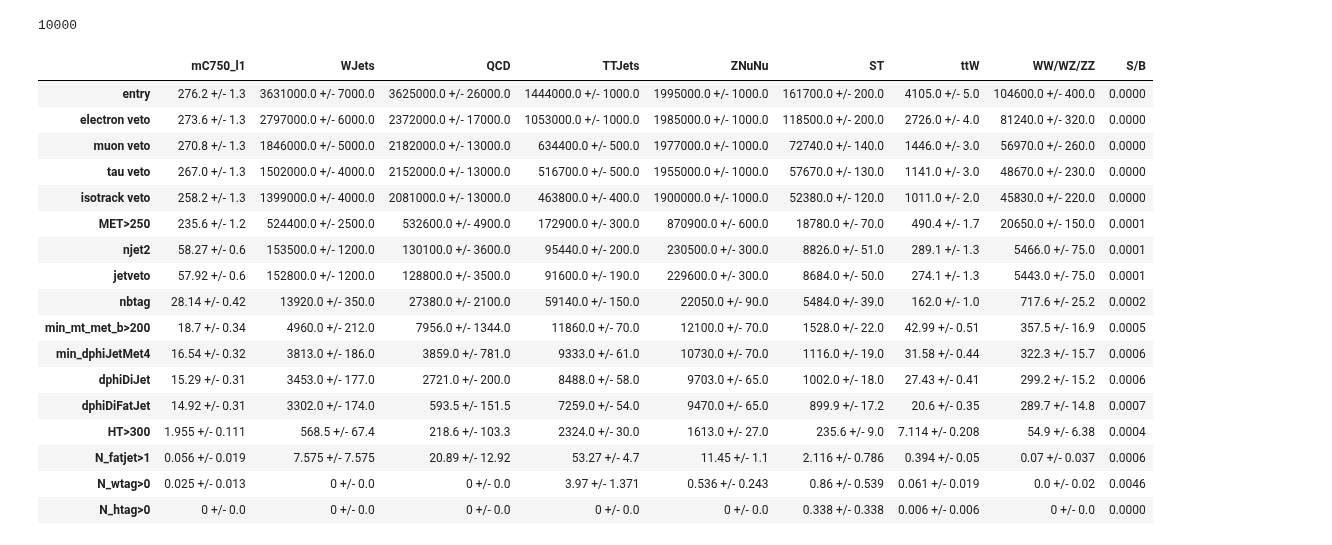
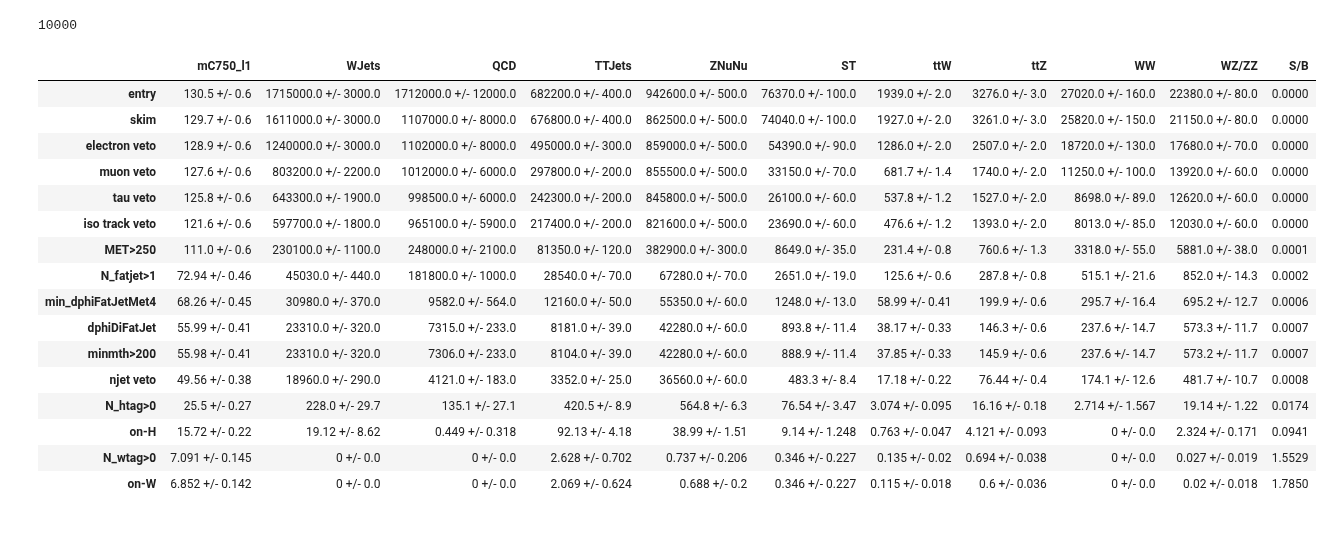
Before and after one commit to mirandabryson/tW_scattering, a Jupyter notebook: processor/daniels_cutflow.ipynb, the cells around one changed output. Cells and saved outputs as stored; diff of their text form; code cells hidden in the pictures.

```diff
--- a/processor/daniels_cutflow.ipynb
+++ b/processor/daniels_cutflow.ipynb
@@ -425,8 +493,8 @@ fileset_WH   = {'mC750_l1': glob.glob('/hadoop/cms/store/user/ksalyer/allHadTest
                 'ST': glob.glob('/hadoop/cms/store/user/ksalyer/allHadTest/'+tag+'/ST*/*.root'),
                 'ttW': glob.glob('/hadoop/cms/store/user/ksalyer/allHadTest/'+tag+'/ttWJets*/*.root'),
                 'ttZ': glob.glob('/hadoop/cms/store/user/ksalyer/allHadTest/'+tag+'/ttZJets*/*.root'),
-                'WW/WZ/ZZ': glob.glob('/hadoop/cms/store/user/ksalyer/allHadTest/'+tag+'/WW*/*.root')
-                    +glob.glob('/hadoop/cms/store/user/ksalyer/allHadTest/'+tag+'/WZ*/*.root')
+                'WW': glob.glob('/hadoop/cms/store/user/ksalyer/allHadTest/'+tag+'/WW*/*.root'),
+                'WZ/ZZ': glob.glob('/hadoop/cms/store/user/ksalyer/allHadTest/'+tag+'/WZ*/*.root')
                     +glob.glob('/hadoop/cms/store/user/ksalyer/allHadTest/'+tag+'/ZZTo2L2Nu*/*.root')
                     +glob.glob('/hadoop/cms/store/user/ksalyer/allHadTest/'+tag+'/ZZTo2Q2Nu*/*.root')
                 }
@@ -492,34 +560,35 @@ else:
 # %%
 # Cutflow
 from Tools.helpers import getCutFlowTable
 
-processes = ['mC750_l1', 'WJets', 'QCD', 'TTJets', 'ZNuNu', 'ST', 'ttW', 'WW/WZ/ZZ']
+processes = ['mC750_l1', 'WJets', 'QCD', 'TTJets', 'ZNuNu', 'ST', 'ttW', 'ttZ', 'WW', 'WZ/ZZ']
 #processes = ['mC750_l1', 'LL', 'QCD', 'ZNuNu']
 lines     = ['entry']
-lines    += [ 'electron veto', 'muon veto', 'tau veto', 'isotrack veto', 'MET>250','njet2', 'jetveto', 'nbtag', 'min_mt_met_b>200', 'min_dphiJetMet4', 'dphiDiJet', 'dphiDiFatJet',  'HT>300', 'N_fatjet>1', 'N_wtag>0', 'N_htag>0']
+#lines    += [ 'electron veto', 'muon veto', 'tau veto', 'isotrack veto', 'MET>250','njet2', 'jetveto', 'nbtag', 'min_mt_met_b>200', 'min_dphiJetMet4', 'dphiDiJet', 'dphiDiFatJet',  'HT>300', 'N_fatjet>1', 'N_wtag>0', 'N_htag>0']
+#lines    += ['skim', 'electron veto', 'muon veto', 'tau veto', 'iso track veto',  'MET>250', 'N_fatjet>1', 'min_dphiFatJetMet4', 'dphiDiFatJet', 'N_htag>0', 'N_wtag>0', 'minmth>200', 'on-H', 'on-W', 'njet veto',  'MET>400', 'no AK4']
+lines    += ['skim', 'electron veto', 'muon veto', 'tau veto', 'iso track veto',  'MET>250', 'N_fatjet>1', 'min_dphiFatJetMet4', 'dphiDiFatJet', 'minmth>200', 'njet veto', 'N_htag>0', 'on-H', 'N_wtag>0', 'on-W']
 #lines     = ['entry']
 #lines     = ['skim', 'electron veto', 'muon veto', 'tau veto', 'iso track veto', 'MET>250', 'N_fatjet>1', 'min_dphiFatJetMet4', 'dphiDiFatJet', 'N_htag>0', 'N_wtag>0', 'minmth>200', 'on-H', 'on-W', 'njet veto', 'MET>400', 'no AK4']
 df        = getCutFlowTable(output, processes=processes, lines=lines, significantFigures=4, signal='mC750_l1')
 df
 # %% [output]
-|  | mC750_l1 | WJets | QCD | TTJets | ZNuNu | ST | ttW | WW/WZ/ZZ | S/B |
-| entry | 276.2 +/- 1.3 | 3631000.0 +/- 7000.0 | 3625000.0 +/- 26000.0 | 1444000.0 +/- 1000.0 | 1995000.0 +/- 1000.0 | 161700.0 +/- 200.0 | 4105.0 +/- 5.0 | 104600.0 +/- 400.0 | 0.0000 |
-| electron veto | 273.6 +/- 1.3 | 2797000.0 +/- 6000.0 | 2372000.0 +/- 17000.0 | 1053000.0 +/- 1000.0 | 1985000.0 +/- 1000.0 | 118500.0 +/- 200.0 | 2726.0 +/- 4.0 | 81240.0 +/- 320.0 | 0.0000 |
-| muon veto | 270.8 +/- 1.3 | 1846000.0 +/- 5000.0 | 2182000.0 +/- 13000.0 | 634400.0 +/- 500.0 | 1977000.0 +/- 1000.0 | 72740.0 +/- 140.0 | 1446.0 +/- 3.0 | 56970.0 +/- 260.0 | 0.0000 |
-| tau veto | 267.0 +/- 1.3 | 1502000.0 +/- 4000.0 | 2152000.0 +/- 13000.0 | 516700.0 +/- 500.0 | 1955000.0 +/- 1000.0 | 57670.0 +/- 130.0 | 1141.0 +/- 3.0 | 48670.0 +/- 230.0 | 0.0000 |
-| isotrack veto | 258.2 +/- 1.3 | 1399000.0 +/- 4000.0 | 2081000.0 +/- 13000.0 | 463800.0 +/- 400.0 | 1900000.0 +/- 1000.0 | 52380.0 +/- 120.0 | 1011.0 +/- 2.0 | 45830.0 +/- 220.0 | 0.0000 |
-| MET>250 | 235.6 +/- 1.2 | 524400.0 +/- 2500.0 | 532600.0 +/- 4900.0 | 172900.0 +/- 300.0 | 870900.0 +/- 600.0 | 18780.0 +/- 70.0 | 490.4 +/- 1.7 | 20650.0 +/- 150.0 | 0.0001 |
-| njet2 | 58.27 +/- 0.6 | 153500.0 +/- 1200.0 | 130100.0 +/- 3600.0 | 95440.0 +/- 200.0 | 230500.0 +/- 300.0 | 8826.0 +/- 51.0 | 289.1 +/- 1.3 | 5466.0 +/- 75.0 | 0.0001 |
-| jetveto | 57.92 +/- 0.6 | 152800.0 +/- 1200.0 | 128800.0 +/- 3500.0 | 91600.0 +/- 190.0 | 229600.0 +/- 300.0 | 8684.0 +/- 50.0 | 274.1 +/- 1.3 | 5443.0 +/- 75.0 | 0.0001 |
-| nbtag | 28.14 +/- 0.42 | 13920.0 +/- 350.0 | 27380.0 +/- 2100.0 | 59140.0 +/- 150.0 | 22050.0 +/- 90.0 | 5484.0 +/- 39.0 | 162.0 +/- 1.0 | 717.6 +/- 25.2 | 0.0002 |
-| min_mt_met_b>200 | 18.7 +/- 0.34 | 4960.0 +/- 212.0 | 7956.0 +/- 1344.0 | 11860.0 +/- 70.0 | 12100.0 +/- 70.0 | 1528.0 +/- 22.0 | 42.99 +/- 0.51 | 357.5 +/- 16.9 | 0.0005 |
-| min_dphiJetMet4 | 16.54 +/- 0.32 | 3813.0 +/- 186.0 | 3859.0 +/- 781.0 | 9333.0 +/- 61.0 | 10730.0 +/- 70.0 | 1116.0 +/- 19.0 | 31.58 +/- 0.44 | 322.3 +/- 15.7 | 0.0006 |
-| dphiDiJet | 15.29 +/- 0.31 | 3453.0 +/- 177.0 | 2721.0 +/- 200.0 | 8488.0 +/- 58.0 | 9703.0 +/- 65.0 | 1002.0 +/- 18.0 | 27.43 +/- 0.41 | 299.2 +/- 15.2 | 0.0006 |
-| dphiDiFatJet | 14.92 +/- 0.31 | 3302.0 +/- 174.0 | 593.5 +/- 151.5 | 7259.0 +/- 54.0 | 9470.0 +/- 65.0 | 899.9 +/- 17.2 | 20.6 +/- 0.35 | 289.7 +/- 14.8 | 0.0007 |
-| HT>300 | 1.955 +/- 0.111 | 568.5 +/- 67.4 | 218.6 +/- 103.3 | 2324.0 +/- 30.0 | 1613.0 +/- 27.0 | 235.6 +/- 9.0 | 7.114 +/- 0.208 | 54.9 +/- 6.38 | 0.0004 |
-| N_fatjet>1 | 0.056 +/- 0.019 | 7.575 +/- 7.575 | 20.89 +/- 12.92 | 53.27 +/- 4.7 | 11.45 +/- 1.1 | 2.116 +/- 0.786 | 0.394 +/- 0.05 | 0.07 +/- 0.037 | 0.0006 |
-| N_wtag>0 | 0.025 +/- 0.013 | 0 +/- 0.0 | 0 +/- 0.0 | 3.97 +/- 1.371 | 0.536 +/- 0.243 | 0.86 +/- 0.539 | 0.061 +/- 0.019 | 0.0 +/- 0.02 | 0.0046 |
-| N_htag>0 | 0 +/- 0.0 | 0 +/- 0.0 | 0 +/- 0.0 | 0 +/- 0.0 | 0 +/- 0.0 | 0.338 +/- 0.338 | 0.006 +/- 0.006 | 0 +/- 0.0 | 0.0000 |
+|  | mC750_l1 | WJets | QCD | TTJets | ZNuNu | ST | ttW | ttZ | WW | WZ/ZZ | S/B |
+| entry | 130.5 +/- 0.6 | 1715000.0 +/- 3000.0 | 1712000.0 +/- 12000.0 | 682200.0 +/- 400.0 | 942600.0 +/- 500.0 | 76370.0 +/- 100.0 | 1939.0 +/- 2.0 | 3276.0 +/- 3.0 | 27020.0 +/- 160.0 | 22380.0 +/- 80.0 | 0.0000 |
+| skim | 129.7 +/- 0.6 | 1611000.0 +/- 3000.0 | 1107000.0 +/- 8000.0 | 676800.0 +/- 400.0 | 862500.0 +/- 500.0 | 74040.0 +/- 100.0 | 1927.0 +/- 2.0 | 3261.0 +/- 3.0 | 25820.0 +/- 150.0 | 21150.0 +/- 80.0 | 0.0000 |
+| electron veto | 128.9 +/- 0.6 | 1240000.0 +/- 3000.0 | 1102000.0 +/- 8000.0 | 495000.0 +/- 300.0 | 859000.0 +/- 500.0 | 54390.0 +/- 90.0 | 1286.0 +/- 2.0 | 2507.0 +/- 2.0 | 18720.0 +/- 130.0 | 17680.0 +/- 70.0 | 0.0000 |
+| muon veto | 127.6 +/- 0.6 | 803200.0 +/- 2200.0 | 1012000.0 +/- 6000.0 | 297800.0 +/- 200.0 | 855500.0 +/- 500.0 | 33150.0 +/- 70.0 | 681.7 +/- 1.4 | 1740.0 +/- 2.0 | 11250.0 +/- 100.0 | 13920.0 +/- 60.0 | 0.0000 |
+| tau veto | 125.8 +/- 0.6 | 643300.0 +/- 1900.0 | 998500.0 +/- 6000.0 | 242300.0 +/- 200.0 | 845800.0 +/- 500.0 | 26100.0 +/- 60.0 | 537.8 +/- 1.2 | 1527.0 +/- 2.0 | 8698.0 +/- 89.0 | 12620.0 +/- 60.0 | 0.0000 |
+| iso track veto | 121.6 +/- 0.6 | 597700.0 +/- 1800.0 | 965100.0 +/- 5900.0 | 217400.0 +/- 200.0 | 821600.0 +/- 500.0 | 23690.0 +/- 60.0 | 476.6 +/- 1.2 | 1393.0 +/- 2.0 | 8013.0 +/- 85.0 | 12030.0 +/- 60.0 | 0.0000 |
+| MET>250 | 111.0 +/- 0.6 | 230100.0 +/- 1100.0 | 248000.0 +/- 2100.0 | 81350.0 +/- 120.0 | 382900.0 +/- 300.0 | 8649.0 +/- 35.0 | 231.4 +/- 0.8 | 760.6 +/- 1.3 | 3318.0 +/- 55.0 | 5881.0 +/- 38.0 | 0.0001 |
+| N_fatjet>1 | 72.94 +/- 0.46 | 45030.0 +/- 440.0 | 181800.0 +/- 1000.0 | 28540.0 +/- 70.0 | 67280.0 +/- 70.0 | 2651.0 +/- 19.0 | 125.6 +/- 0.6 | 287.8 +/- 0.8 | 515.1 +/- 21.6 | 852.0 +/- 14.3 | 0.0002 |
+| min_dphiFatJetMet4 | 68.26 +/- 0.45 | 30980.0 +/- 370.0 | 9582.0 +/- 564.0 | 12160.0 +/- 50.0 | 55350.0 +/- 60.0 | 1248.0 +/- 13.0 | 58.99 +/- 0.41 | 199.9 +/- 0.6 | 295.7 +/- 16.4 | 695.2 +/- 12.7 | 0.0006 |
+| dphiDiFatJet | 55.99 +/- 0.41 | 23310.0 +/- 320.0 | 7315.0 +/- 233.0 | 8181.0 +/- 39.0 | 42280.0 +/- 60.0 | 893.8 +/- 11.4 | 38.17 +/- 0.33 | 146.3 +/- 0.6 | 237.6 +/- 14.7 | 573.3 +/- 11.7 | 0.0007 |
+| minmth>200 | 55.98 +/- 0.41 | 23310.0 +/- 320.0 | 7306.0 +/- 233.0 | 8104.0 +/- 39.0 | 42280.0 +/- 60.0 | 888.9 +/- 11.4 | 37.85 +/- 0.33 | 145.9 +/- 0.6 | 237.6 +/- 14.7 | 573.2 +/- 11.7 | 0.0007 |
+| njet veto | 49.56 +/- 0.38 | 18960.0 +/- 290.0 | 4121.0 +/- 183.0 | 3352.0 +/- 25.0 | 36560.0 +/- 60.0 | 483.3 +/- 8.4 | 17.18 +/- 0.22 | 76.44 +/- 0.4 | 174.1 +/- 12.6 | 481.7 +/- 10.7 | 0.0008 |
+| N_htag>0 | 25.5 +/- 0.27 | 228.0 +/- 29.7 | 135.1 +/- 27.1 | 420.5 +/- 8.9 | 564.8 +/- 6.3 | 76.54 +/- 3.47 | 3.074 +/- 0.095 | 16.16 +/- 0.18 | 2.714 +/- 1.567 | 19.14 +/- 1.22 | 0.0174 |
+| on-H | 15.72 +/- 0.22 | 19.12 +/- 8.62 | 0.449 +/- 0.318 | 92.13 +/- 4.18 | 38.99 +/- 1.51 | 9.14 +/- 1.248 | 0.763 +/- 0.047 | 4.121 +/- 0.093 | 0 +/- 0.0 | 2.324 +/- 0.171 | 0.0941 |
+| N_wtag>0 | 7.091 +/- 0.145 | 0 +/- 0.0 | 0 +/- 0.0 | 2.628 +/- 0.702 | 0.737 +/- 0.206 | 0.346 +/- 0.227 | 0.135 +/- 0.02 | 0.694 +/- 0.038 | 0 +/- 0.0 | 0.027 +/- 0.019 | 1.5529 |
+| on-W | 6.852 +/- 0.142 | 0 +/- 0.0 | 0 +/- 0.0 | 2.069 +/- 0.624 | 0.688 +/- 0.2 | 0.346 +/- 0.227 | 0.115 +/- 0.018 | 0.6 +/- 0.036 | 0 +/- 0.0 | 0.02 +/- 0.018 | 1.7850 |
 # %%
 
 # Efficiencies
```
Also changed, not shown: parts of 2 cells of this notebook, 2 other files.
